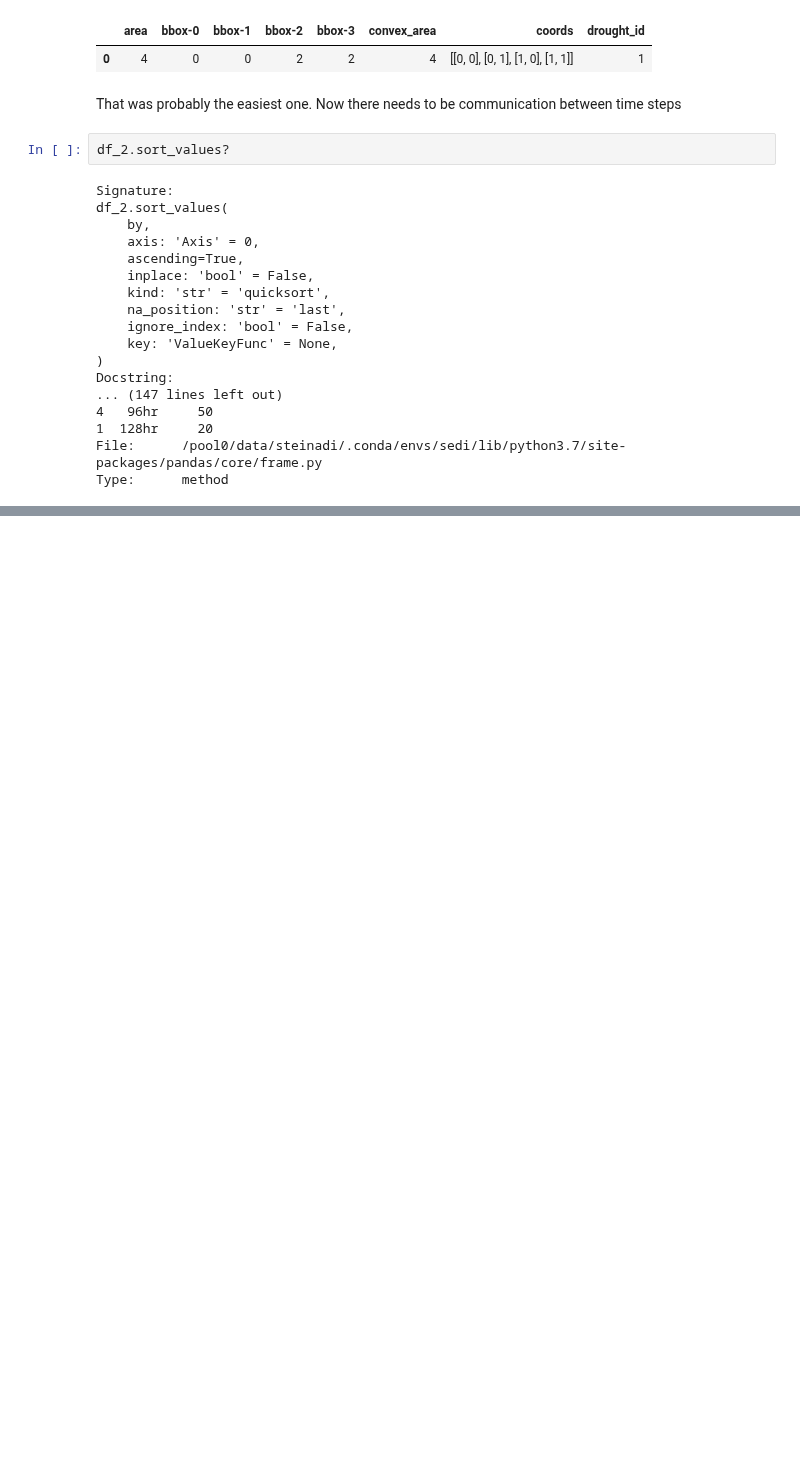
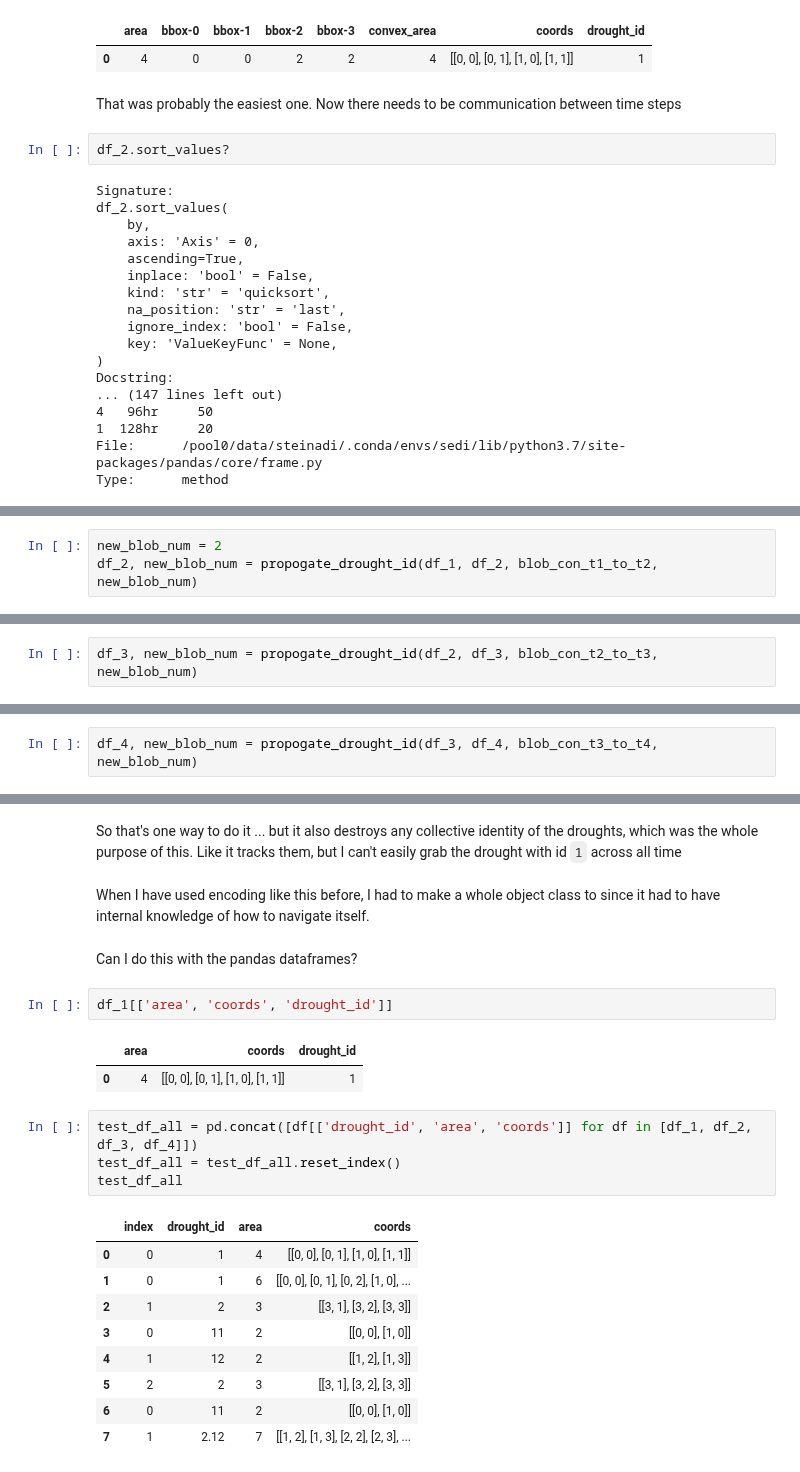
Before and after one commit to UW-Hydro/drought_impact, a Jupyter notebook: notebooks/explore/drought_event_tracking.ipynb, the cells around one changed output, grey strips where cells are left out. Saved outputs shown, nothing was run; the diff lists cells and outputs as text; blank space fills up the shorter version.

```diff
--- a/notebooks/explore/drought_event_tracking.ipynb
+++ b/notebooks/explore/drought_event_tracking.ipynb
@@ -799,0 +837,3 @@ Above to-do:
+# %%
+new_blob_num = 2
+df_2, new_blob_num = propogate_drought_id(df_1, df_2, blob_con_t1_to_t2, new_blob_num)
@@ -799,0 +855,2 @@ Above to-do:
+# %%
+df_3, new_blob_num = propogate_drought_id(df_2, df_3, blob_con_t2_to_t3, new_blob_num)
@@ -799,0 +869,2 @@ Above to-do:
+# %%
+df_4, new_blob_num = propogate_drought_id(df_3, df_4, blob_con_t3_to_t4, new_blob_num)
@@ -799,0 +1058,25 @@ Above to-do:
+# %% [markdown]
+So that's one way to do it ... but it also destroys any collective identity of the droughts, which was the whole purpose of this. Like it tracks them, but I can't easily grab the drought with id `1` across all time
+# %% [markdown]
+When I have used encoding like this before, I had to make a whole object class to since it had to have internal knowledge of how to navigate itself.
+# %% [markdown]
+Can I do this with the pandas dataframes?
+# %%
+df_1[['area', 'coords', 'drought_id']]
+# %% [output]
+|  | area | coords | drought_id |
+| 0 | 4 | [[0, 0], [0, 1], [1, 0], [1, 1]] | 1 |
+# %%
+test_df_all = pd.concat([df[['drought_id', 'area', 'coords']] for df in [df_1, df_2, df_3, df_4]])
+test_df_all = test_df_all.reset_index()
+test_df_all
+# %% [output]
+|  | index | drought_id | area | coords |
+| 0 | 0 | 1 | 4 | [[0, 0], [0, 1], [1, 0], [1, 1]] |
+| 1 | 0 | 1 | 6 | [[0, 0], [0, 1], [0, 2], [1, 0], ... |
+| 2 | 1 | 2 | 3 | [[3, 1], [3, 2], [3, 3]] |
+| 3 | 0 | 11 | 2 | [[0, 0], [1, 0]] |
+| 4 | 1 | 12 | 2 | [[1, 2], [1, 3]] |
+| 5 | 2 | 2 | 3 | [[3, 1], [3, 2], [3, 3]] |
+| 6 | 0 | 11 | 2 | [[0, 0], [1, 0]] |
+| 7 | 1 | 2.12 | 7 | [[1, 2], [1, 3], [2, 2], [2, 3], ... |
```
Also changed, not shown: parts of 43 cells of this notebook.
